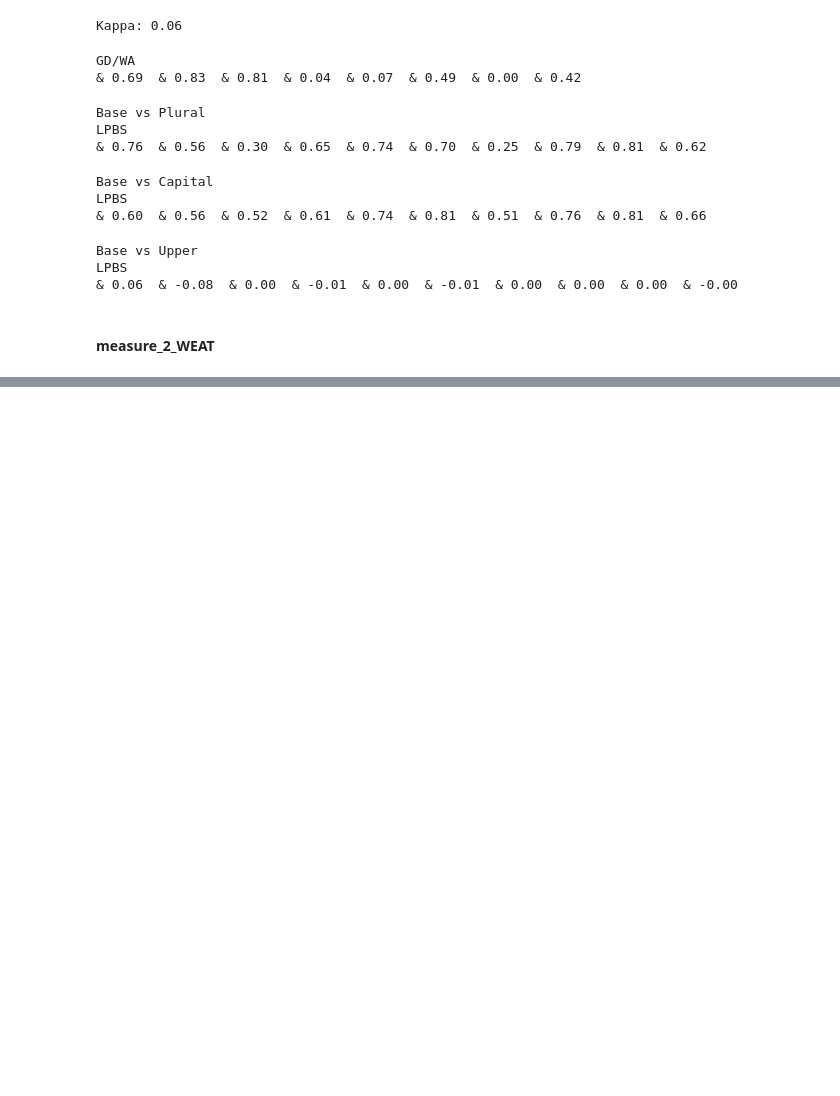
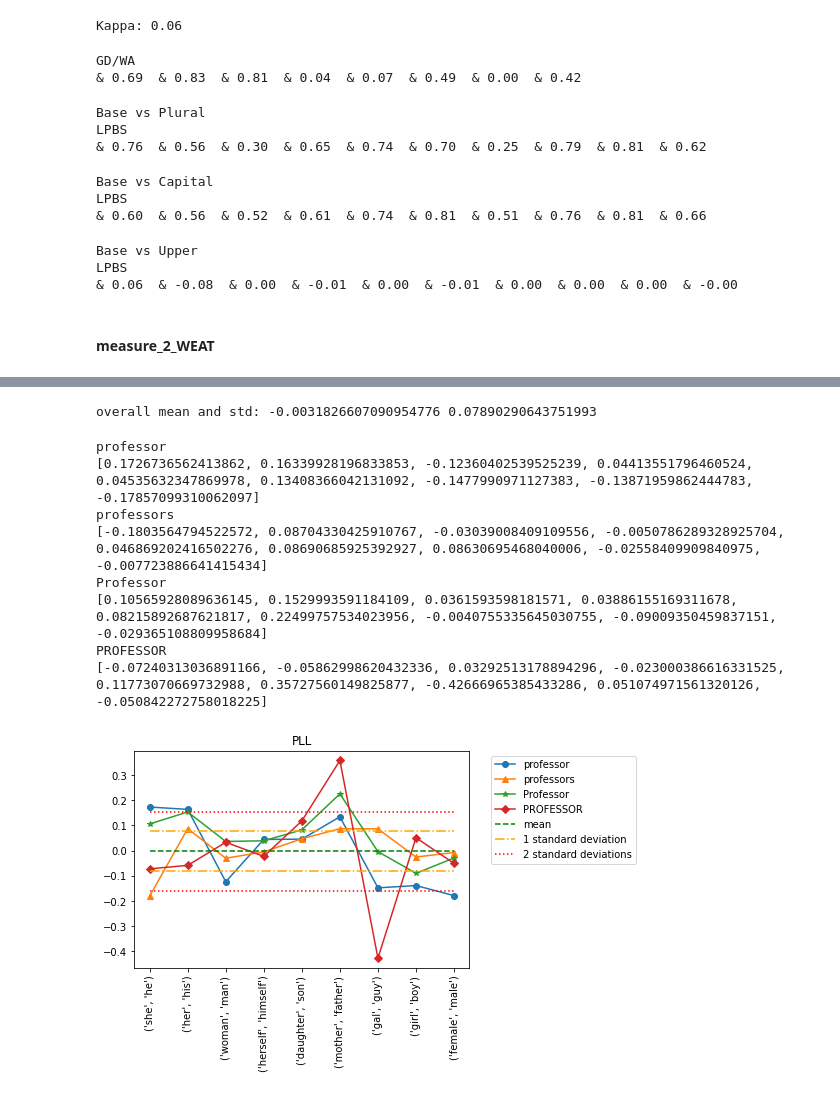
Before and after one commit to jiaxin18/bias_demo, a Jupyter notebook: construct_bias_score.ipynb, the cells around one changed output, grey strips where cells are left out. Saved outputs shown, nothing was run; the diff lists cells and outputs as text; code cells hidden in the pictures; blank space fills up the shorter version.

```diff
--- a/construct_bias_score.ipynb
+++ b/construct_bias_score.ipynb
@@ -822,0 +1129,80 @@ WEAT
+# %%
+scores = []
+import pandas as pd
+# make list defining gender pairs
+# for measures & this list, + = female, - = male
+def_pairs = [('she','he'), ('her', 'his'), ('woman', 'man'),
+              ('herself', 'himself'),('daughter', 'son'), ('mother', 'father'), ('gal','guy'),
+              ('girl', 'boy'), ('female', 'male')]
+for w in def_pairs:
+    for i in lim[52:]:
+        sent1 = w[0]+" is a "+i;
+        sent2 = w[1]+" is a "+i;
+        s= get_score_log(sent1,sent2)
+        scores.append(s)
+        #print(scores)
+log_oa_mean = np.mean(scores)
+log_oa_std = np.std(scores)
+print("overall mean and std:", log_oa_mean, log_oa_std)
+# %% [output]
+overall mean and std: -0.0031826607090954776 0.07890290643751993
+# %%
+def_pairs = [('she','he'), ('her', 'his'), ('woman', 'man'),
+              ('herself', 'himself'),('daughter', 'son'), ('mother', 'father'), ('gal','guy'),
+              ('girl', 'boy'), ('female', 'male')]
+log_oa_mean = -0.0031826607090954776
+log_oa_std = 0.07890290643751993
+def plural(word):
+    if word.endswith('y'):
+        return word[:-1] + 'ies'
+    elif word[-1] in 'sx' or word[-2:] in ['sh', 'ch']:
+        return word + 'es'
+    elif word.endswith('an'):
+        return word[:-2] + 'en'
+    else:
+        return word + 's'
+def prof_words(prof):
+    prof_words = [prof]
+    prof_words.append(plural(prof))
+    prof_words.append(prof.capitalize())
+    prof_words.append(prof.upper())
+    return prof_words
+
+length = len(def_pairs)
+x = np.arange(length)
+fig = plt.figure()
+ax = plt.subplot(111)
+graph_types = ["-o", "-^", "-*", "-D"]
+gword_list = prof_words("professor")
+for i,word in enumerate(gword_list):
+    print(word)
+    scores = []
+    for pair in def_pairs:
+        sent1 = str(pair[0])+" is a "+word;
+        sent2 = str(pair[1])+" is a "+word;
+        s= get_score_log(sent1,sent2)
+        scores.append(s)
+    print(scores)
+    plt.plot(x, scores, graph_types[i], label = word)
+plt.title("PLL")
+plt.plot(x, [log_oa_mean for i in range(length)], "g--", label = "mean")
+plt.plot(x, [log_oa_mean-log_oa_std for i in range(length)], "-.",color = "orange", label = "1 standard deviation")
+plt.plot(x, [log_oa_mean+log_oa_std for i in range(length)],  "-.",color = "orange", label =  "")
+plt.plot(x, [log_oa_mean-2*log_oa_std for i in range(length)],  "r:", label = "2 standard deviations")
+plt.plot(x, [log_oa_mean+2*log_oa_std for i in range(length)],  "r:", label = "")
+plt.xticks(x, def_pairs, rotation='vertical')
+
+#if leg == True:
+plt.legend()
+ax.legend(bbox_to_anchor=(1.05, 1.0))
+plt.show()
+# %% [output]
+professor
+[0.1726736562413862, 0.16339928196833853, -0.12360402539525239, 0.04413551796460524, 0.04535632347869978, 0.13408366042131092, -0.1477990971127383, -0.13871959862444783, -0.17857099310062097]
+professors
+[-0.1803564794522572, 0.08704330425910767, -0.03039008409109556, -0.0050786289328925704, 0.046869202416502276, 0.08690685925392927, 0.08630695468040006, -0.02558409909840975, -0.007723886641415434]
+Professor
+[0.10565928089636145, 0.1529993591184109, 0.0361593598181571, 0.03886155169311678, 0.08215892687621817, 0.22499757534023956, -0.0040755335645030755, -0.09009350459837151, -0.029365108809958684]
+PROFESSOR
+[-0.07240313036891166, -0.05862998620432336, 0.03292513178894296, -0.023000386616331525, 0.11773070669732988, 0.35727560149825877, -0.42666965385433286, 0.051074971561320126, -0.050842272758018225]
+[figure, added]
```
Also changed, not shown: parts of 27 cells of this notebook.
